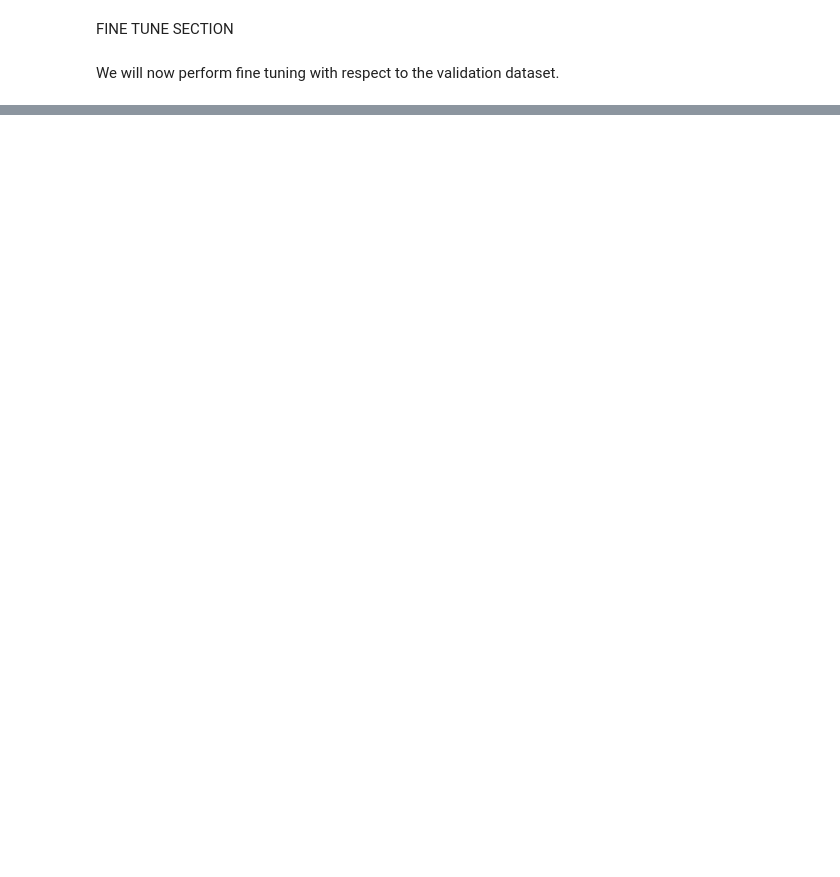
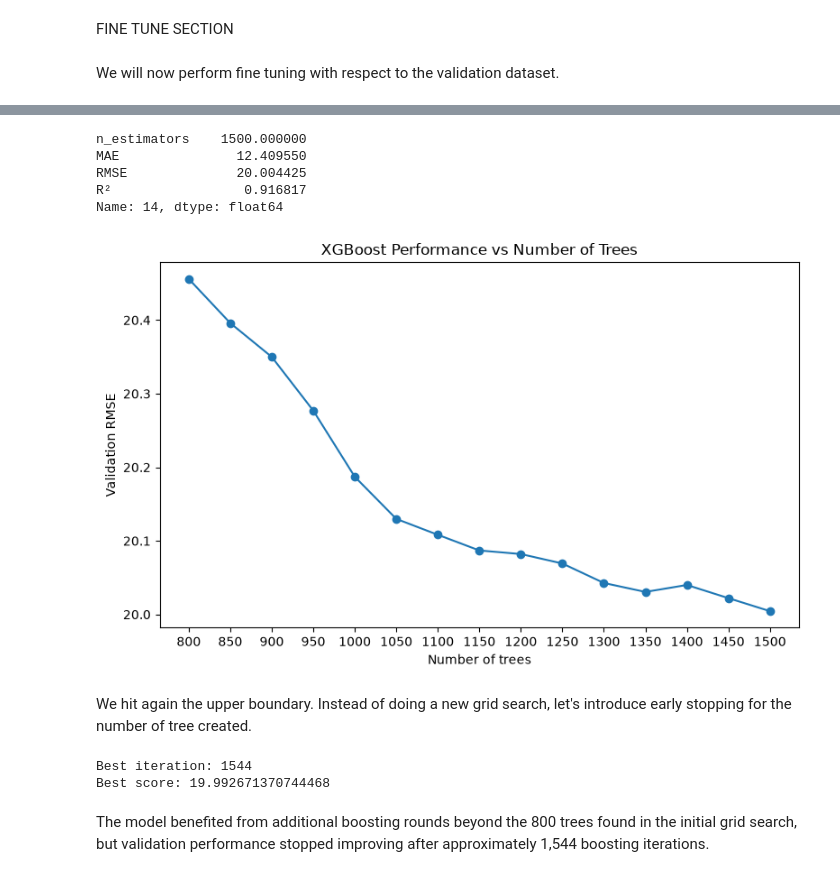
Before and after one commit to challandenathan/air-quality-prediction, a Jupyter notebook: notebooks/model_analysis.ipynb, the cells around one changed output, grey strips where cells are left out. Drawn from its saved outputs; the diff is of its cells as text; code cells hidden in the pictures; blank space fills up the shorter version.

Commit message:
end of the model analysis

```diff
--- a/notebooks/model_analysis.ipynb
+++ b/notebooks/model_analysis.ipynb
@@ -668,3 +765,12 @@ We now saw that Xgboost + pollution & weather features is the best model so far.
 FINE TUNE SECTION
 # %% [markdown]
  We will now perform fine tuning with respect to the validation dataset.
+# %%
+param_grid = {
+    "n_estimators": [300, 500, 800],
+    "learning_rate": [0.03, 0.05, 0.1],
+    "max_depth": [3, 5, 7],
+    "min_child_weight": [1, 5, 10],
+    "subsample": [0.8, 1.0],
+    "colsample_bytree": [0.8, 1.0],
+}
@@ -670,0 +791,4 @@ FINE TUNE SECTION
+# %%
+param_names = list(param_grid.keys())
+param_combinations = list(product(*param_grid.values()))
+print(len(param_combinations))
@@ -670,0 +1029,66 @@ FINE TUNE SECTION
+# %%
+results_n_estimators_df = pd.DataFrame(
+    results_n_estimators
+)
+
+best_n_estimators = results_n_estimators_df.loc[
+    results_n_estimators_df["RMSE"].idxmin()
+]
+
+print(best_n_estimators)
+# %% [output]
+n_estimators    1500.000000
+MAE               12.409550
+RMSE              20.004425
+R²                 0.916817
+Name: 14, dtype: float64
+# %%
+import matplotlib.pyplot as plt
+
+plt.figure(figsize=(8, 5))
+
+plt.plot(
+    results_n_estimators_df["n_estimators"],
+    results_n_estimators_df["RMSE"],
+    marker="o"
+)
+
+plt.xlabel("Number of trees")
+plt.ylabel("Validation RMSE")
+plt.title("XGBoost Performance vs Number of Trees")
+
+plt.xticks(n_estimators_values)
+
+plt.tight_layout()
+plt.show()
+# %% [output]
+[figure, added]
+# %% [markdown]
+We hit again the upper boundary. Instead of doing a new grid search, let's introduce early stopping for the number of tree created.
+# %%
+model = XGBRegressor(
+    n_estimators=3000,
+    learning_rate=0.10,
+    max_depth=3,
+    min_child_weight=5,
+    subsample=1.0,
+    colsample_bytree=1.0,
+    objective="reg:squarederror",
+    random_state=42,
+    n_jobs=-1,
+    early_stopping_rounds=200
+)
+#if the validation metric doesn't improve for 200 consecutive boosting rounds, we stop the training
+model.fit(
+    X_train_pollution,
+    y_train_pollution,
+    eval_set=[(X_validation_pollution, y_validation_pollution)],
+    verbose=False
+)
+print("Best iteration:", model.best_iteration)
+print("Best score:", model.best_score)
+# %% [output]
+Best iteration: 1544
+Best score: 19.992671370744468
+# %% [markdown]
+The model benefited from additional boosting rounds beyond the 800 trees found in the initial grid search, but validation performance stopped improving after approximately 1,544 boosting iterations.
```
Also changed, not shown: parts of 37 cells of this notebook, 6 other files.
